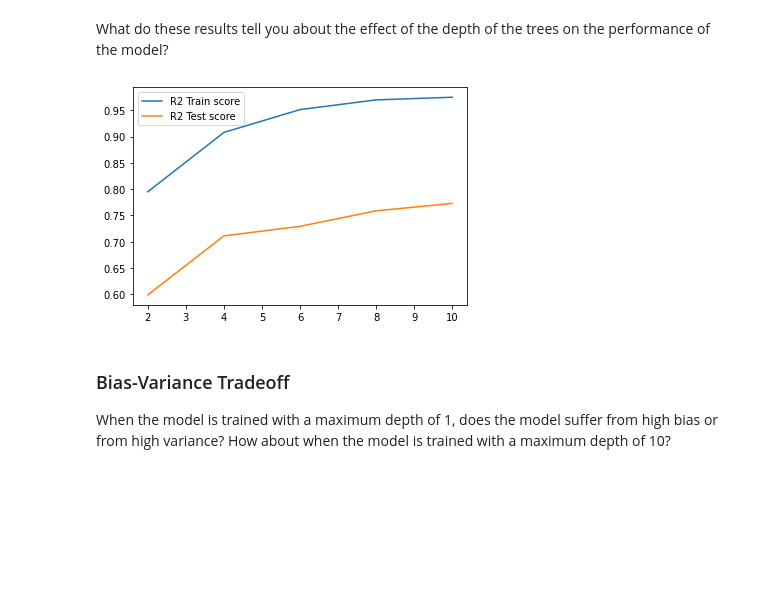
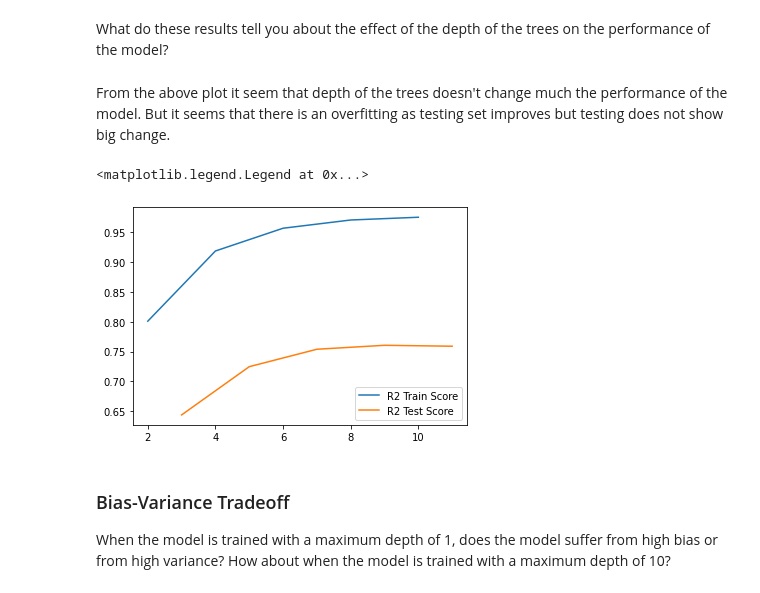
Before and after one commit to ta-data-remote/lab-problems-with-ML, a Jupyter notebook: your-code/lab_boston_housing.ipynb, the cells around one changed output. Saved outputs shown, nothing was run; the diff lists cells and outputs as text; code cells hidden in the pictures; blank space fills up the shorter version.

Commit message:
Submission of lab-problems-with-ML_Ayub_Pathan

```diff
--- a/your-code/lab_boston_housing.ipynb
+++ b/your-code/lab_boston_housing.ipynb
@@ -29,0 +24,3 @@ import matplotlib.pyplot as plt
+# %%
+# Your code here
+boston = pd.read_csv('/Users/ayubpathan/Desktop/ironhack/week7/lab-problems-with-ML/data/boston_data.csv')
@@ -29,0 +42,2 @@ import matplotlib.pyplot as plt
+# %%
+boston.drop(['chas'], axis=1, inplace=True)
@@ -67,6 +186,9 @@ Split the data into the testing and training datasets. Shuffle the data as well
 # %%
 # Your code here
 from sklearn.model_selection import train_test_split
+X = boston.drop(labels='medv', axis=1)
+y = boston['medv']
+X_train, X_test, y_train, y_test= train_test_split(X, y, test_size=0.2, random_state = 24)
 # %% [markdown]
 ----
 
@@ -82,2 +200,25 @@ from sklearn.ensemble import RandomForestRegressor
+# %%
+# Your code here
+from sklearn.ensemble import RandomForestRegressor
+depth_param = [2, 4, 6, 8, 10]
+train_scores = []
+test_scores = []
+
+for d in depth_param:
+    # initialize model
+    rfr = RandomForestRegressor(max_depth=d)
+    # fit
+    rfr.fit(X_train, y_train)
+    # predict test
+    y_pred_test = rfr.predict(X_test)
+    # predict train
+    y_pred_train = rfr.predict(X_train)
+
+    # get scores
+    test_score = performance_metric(y_test, y_pred_test)
+    train_score = performance_metric(y_train, y_pred_train)
+
+    train_scores += [train_score]
+    test_scores += [test_score]
 # %% [markdown]
 Now, plot the score for each tree on the training set and on the testing set.
@@ -86,6 +234,15 @@ Now, plot the score for each tree on the training set and on the testing set.
 # %% [markdown]
 What do these results tell you about the effect of the depth of the trees on the performance of the model?
+# %% [markdown]
+From the above plot it seem that depth of the trees doesn't change much the performance of the model.
+But it seems that there is an overfitting as testing set improves but testing does not show big change.
 # %%
 # Produce a plot with the score for the testing and training for the different max depths
+
+plt.plot(depth_param, train_scores, label='R2 Train Score')
+# plot test scores
+plt.plot([d+1 for d in depth_param], test_scores, label='R2 Test Score')
+plt.legend()
 # %% [output]
+<matplotlib.legend.Legend at 0x...>
-[figure, old version]
+[figure, new version]
```
Also changed, not shown: parts of 38 cells of this notebook, 2 other files.
